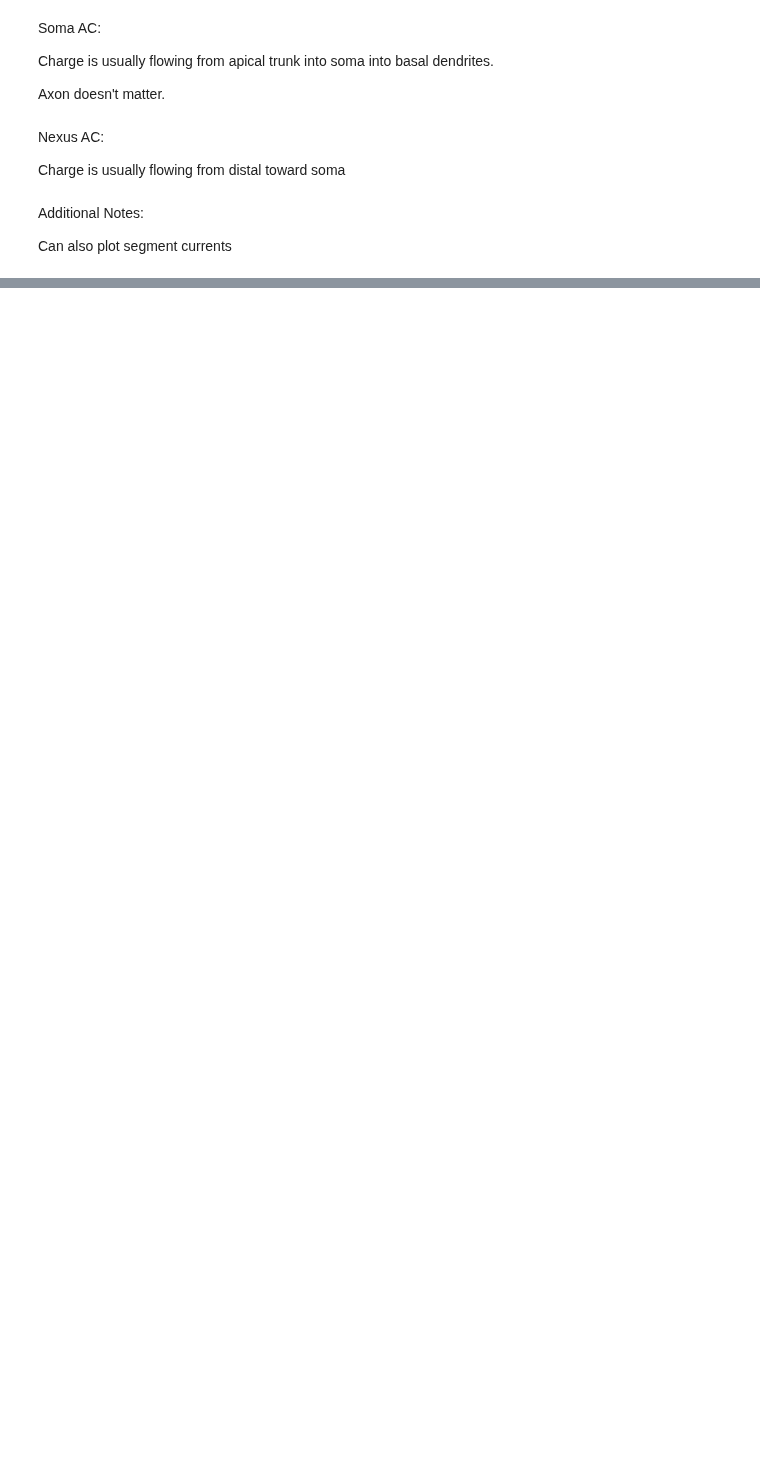
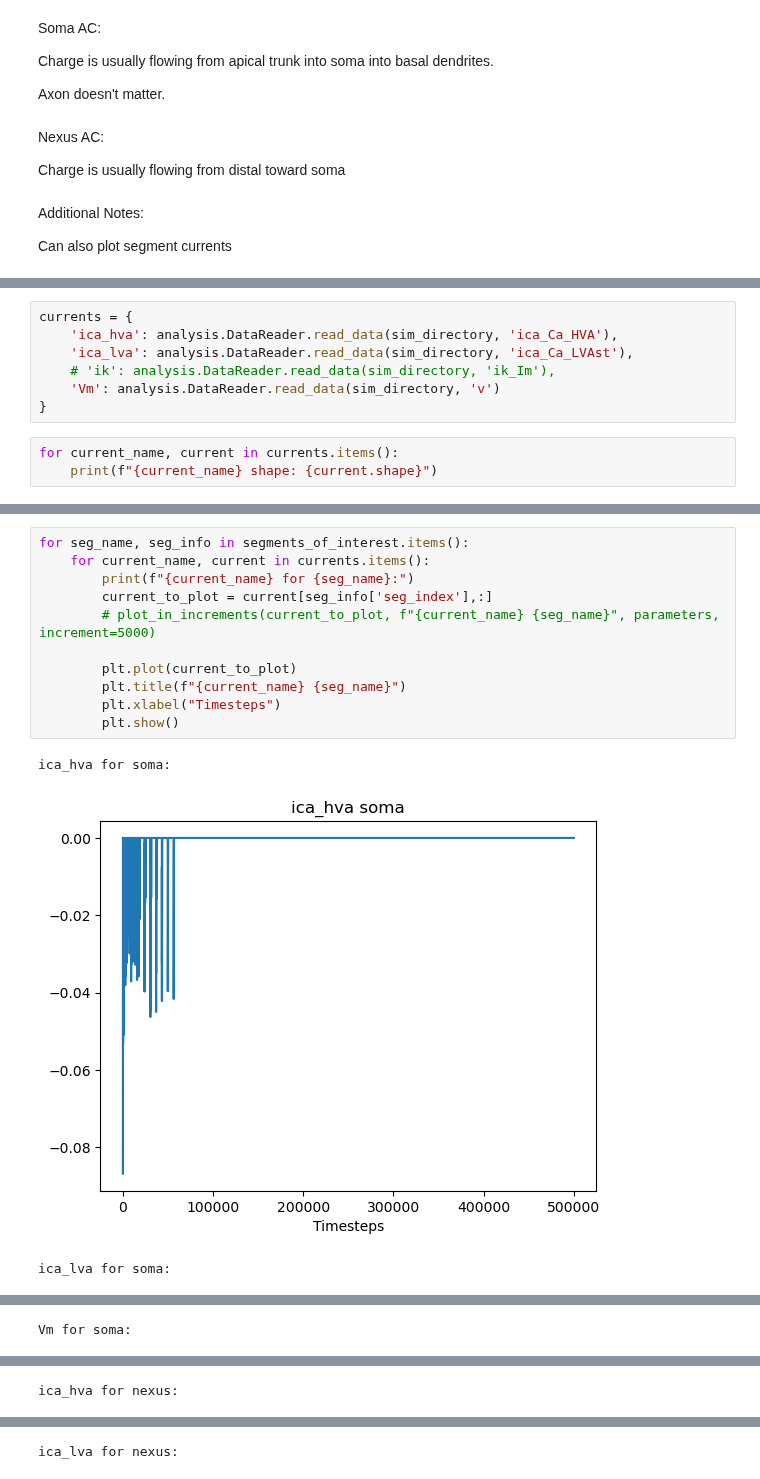
Before and after one commit to davidfague/Neural-Modeling, a Jupyter notebook: notebooks/axial_currents.ipynb, the cells around one changed output, grey strips where cells are left out. Saved outputs shown, nothing was run; the diff lists cells and outputs as text; blank space fills up the shorter version.

```diff
--- a/notebooks/axial_currents.ipynb
+++ b/notebooks/axial_currents.ipynb
@@ -190,0 +200,10 @@ Can also plot segment currents
+# %%
+currents = {
+    'ica_hva': analysis.DataReader.read_data(sim_directory, 'ica_Ca_HVA'),
+    'ica_lva': analysis.DataReader.read_data(sim_directory, 'ica_Ca_LVAst'),
+    # 'ik': analysis.DataReader.read_data(sim_directory, 'ik_Im'),
+    'Vm': analysis.DataReader.read_data(sim_directory, 'v')
+}
+# %%
+for current_name, current in currents.items():
+    print(f"{current_name} shape: {current.shape}")
@@ -190,0 +285,15 @@ Can also plot segment currents
+# %%
+for seg_name, seg_info in segments_of_interest.items():
+    for current_name, current in currents.items():
+        print(f"{current_name} for {seg_name}:")
+        current_to_plot = current[seg_info['seg_index'],:]
+        # plot_in_increments(current_to_plot, f"{current_name} {seg_name}", parameters, increment=5000)
+
+        plt.plot(current_to_plot)
+        plt.title(f"{current_name} {seg_name}")
+        plt.xlabel("Timesteps")
+        plt.show()
+# %% [output]
+ica_hva for soma:
+[figure, added]
+ica_lva for soma:
@@ -190,0 +301 @@ Can also plot segment currents
+Vm for soma:
@@ -190,0 +303 @@ Can also plot segment currents
+ica_hva for nexus:
@@ -190,0 +305 @@ Can also plot segment currents
+ica_lva for nexus:
```
Also changed, not shown: parts of 13 cells of this notebook.
